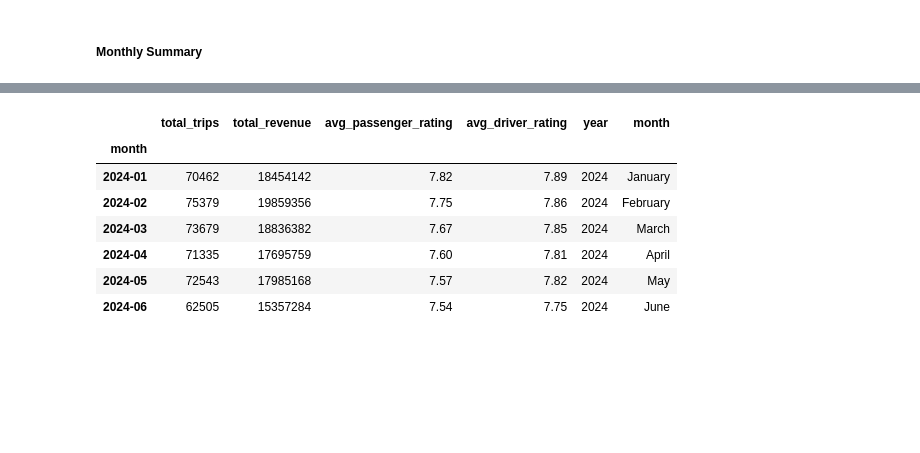
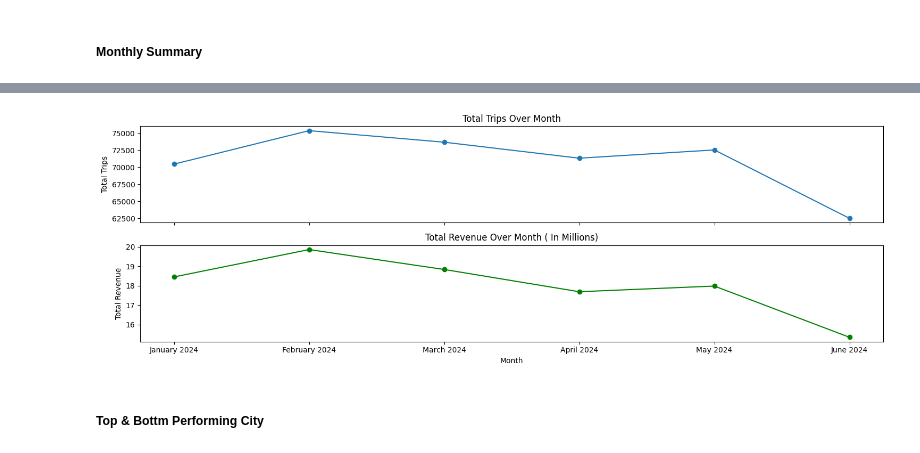
Before and after one commit to Shandeep-Raula/GoodCabs--Provide-Insights-to-Chief-Operations-in-Transportation-Domain, a Jupyter notebook: EDA.ipynb, the cells around one changed output, grey strips where cells are left out. Drawn from its saved outputs; the diff is of its cells as text; code cells hidden in the pictures; blank space fills up the shorter version.

```diff
--- a/EDA.ipynb
+++ b/EDA.ipynb
@@ -150,13 +150,14 @@ plt.show()
 # %% [markdown]
 ##### Monthly Summary
 # %%
-monthly_summary = fact_trips.groupby(fact_trips['date'].dt.to_period('M').rename('month')).agg(
-    total_trips=('trip_id','count'),
+monthly_summary = fact_trips.groupby(fact_trips['date'].dt.to_period('M')).agg(
+    total_trips=('trip_id', 'count'),
     total_revenue=('fare_amount', 'sum'),
     avg_passenger_rating=('passenger_rating', 'mean'),
     avg_driver_rating=('driver_rating', 'mean')
 ).round(2)
 
-# Extract year and month from the date index if not already done
-monthly_summary['year'] = monthly_summary.index.year
-monthly_summary['month'] = monthly_summary.index.strftime('%B')
+# Convert period index to string format for plotting
+monthly_summary.index = monthly_summary.index.strftime('%B %Y')
+# %%
+monthly_summary['total_revenue'] /= 1e6
@@ -163,11 +175,21 @@ monthly_summary['month'] = monthly_summary.index.strftime('%B')
 # %%
-monthly_summary
+fig, ax = plt.subplots(nrows=2, ncols=1, sharex=True, figsize=(15, 5))
+
+ax[0].plot(monthly_summary.index, monthly_summary['total_trips'], marker='o', linestyle='-')
+ax[1].plot(monthly_summary.index, monthly_summary['total_revenue'], marker='o', linestyle='-', color='green')
+
+ax[0].set_title('Total Trips Over Month')
+ax[0].set_ylabel('Total Trips')
+ax[1].set_title('Total Revenue Over Month ( In Millions)')
+ax[1].set_ylabel('Total Revenue')
+
+# Improve x-axis labels
+ax[1].set_xlabel('Month')
+ax[1].set_xticklabels(monthly_summary.index, rotation=0)
+
+plt.tight_layout()
+plt.show()
 # %% [output]
-|  | total_trips | total_revenue | avg_passenger_rating | avg_driver_rating | year | month |
-| month |  |  |  |  |  |  |
-| 2024-01 | 70462 | 18454142 | 7.82 | 7.89 | 2024 | January |
-| 2024-02 | 75379 | 19859356 | 7.75 | 7.86 | 2024 | February |
-| 2024-03 | 73679 | 18836382 | 7.67 | 7.85 | 2024 | March |
-| 2024-04 | 71335 | 17695759 | 7.60 | 7.81 | 2024 | April |
-| 2024-05 | 72543 | 17985168 | 7.57 | 7.82 | 2024 | May |
-| 2024-06 | 62505 | 15357284 | 7.54 | 7.75 | 2024 | June |
+[figure, added]
+# %% [markdown]
+##### Top & Bottm Performing City
```
Also changed, not shown: parts of 6 cells of this notebook.
